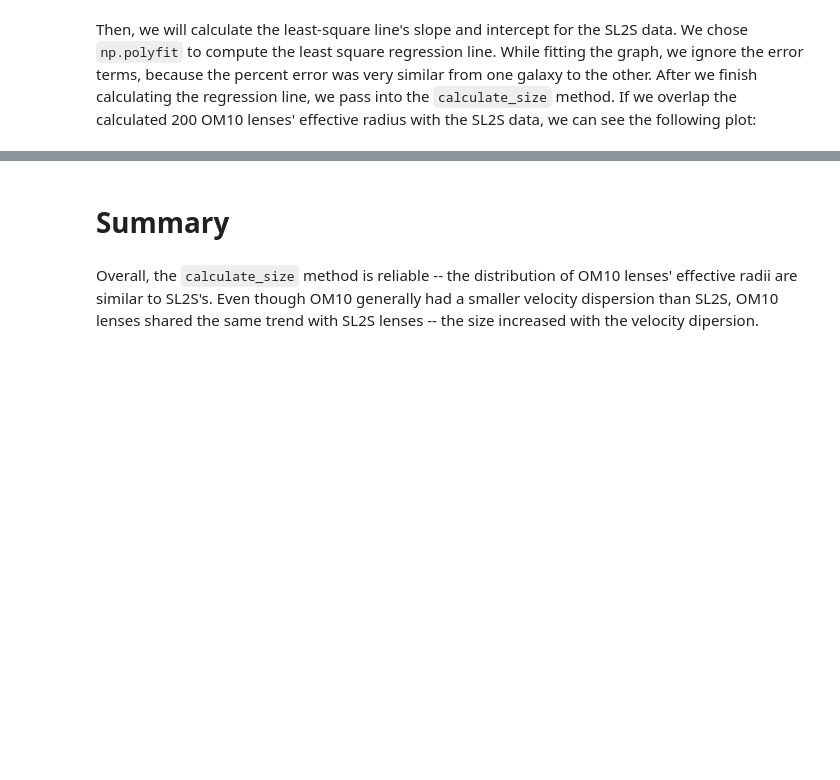
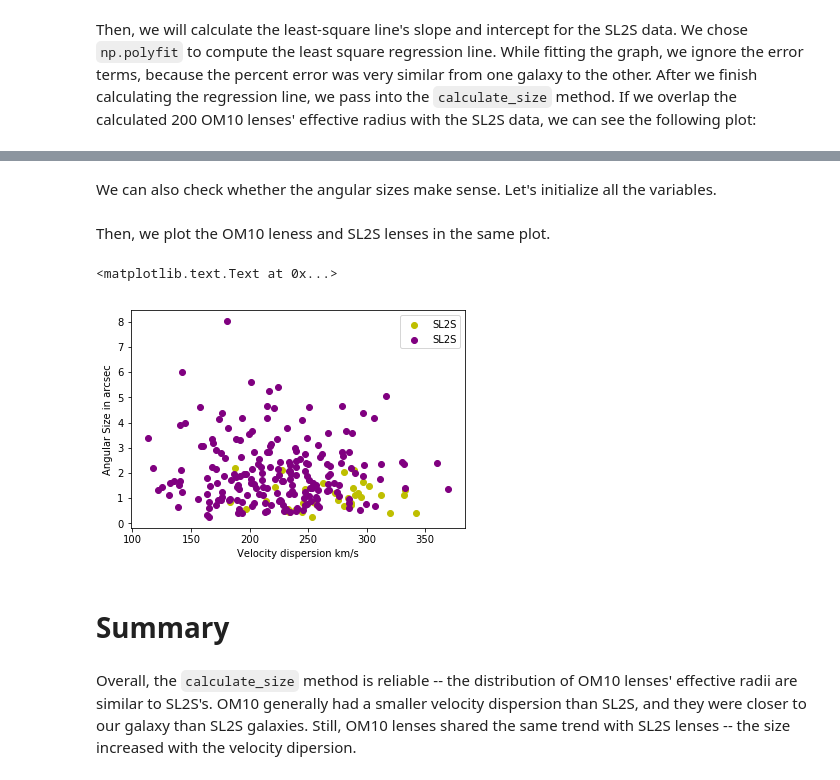
Before and after one commit to jennykim1016/OM10, a Jupyter notebook: notebooks/Color_Comparison.ipynb, the cells around one changed output, grey strips where cells are left out. Cells and saved outputs as stored; diff of their text form; code cells hidden in the pictures; blank space fills up the shorter version.

Commit message:
updated notebook to compare angular sizes

```diff
--- a/notebooks/Color_Comparison.ipynb
+++ b/notebooks/Color_Comparison.ipynb
@@ -331,4 +331,32 @@ OM10: selection yields 200 lenses
+# %% [markdown]
+We can also check whether the angular sizes make sense. Let's initialize all the variables.
+# %%
+f3=open('../data/SonnenfeldTable3.txt',"r")
+f1=open('../data/SonnenfeldTable1.txt',"r")
+next(f1) # ignore the header
+next(f3) # ignore the header
+Reff, z, veldisp, veldisp_err =[], [], [], []
+for (line1, line3) in zip(f1, f3): # both text files have same number of rows
+    # check empty string -- we are going to get rid of those values
+    if line3.split('\t')[9].split(' ')[0] != '' and line3.split('\t')[9].split(' ')[2] != '' and line3.split('\t')[7] and line1.split(' ')[1] != '':
+        veldisp.append(float(line3.split('\t')[9].split(' ')[0]))
+        veldisp_err.append(float(line3.split('\t')[9].split(' ')[2]))
+        Reff.append(float(line1.split(' ')[1]))
+        z.append(float(line3.split('\t')[7]))
+f1.close()
+f3.close()
+# %% [markdown]
+Then, we plot the OM10 leness and SL2S lenses in the same plot.
+# %%
+plt.scatter(veldisp, Reff, color='y', label='SL2S') # Reff is in arcsec
+plt.scatter(db.sample['VELDISP'], db.sample['REFF_T'], color='purple', label='SL2S')
+plt.legend()
+plt.ylabel('Angular Size in arcsec')
+plt.xlabel('Velocity dispersion km/s')
+# %% [output]
+<matplotlib.text.Text at 0x...>
+[figure, added]
 # %% [markdown]
 # Summary
 # %% [markdown]
-Overall, the `calculate_size` method is reliable -- the distribution of OM10 lenses' effective radii are similar to SL2S's. Even though OM10 generally had a smaller velocity dispersion than SL2S, OM10 lenses shared the same trend with SL2S lenses -- the size increased with the velocity dipersion.
+Overall, the `calculate_size` method is reliable -- the distribution of OM10 lenses' effective radii are similar to SL2S's. OM10 generally had a smaller velocity dispersion than SL2S, and they were closer to our galaxy than SL2S galaxies. Still, OM10 lenses shared the same trend with SL2S lenses -- the size increased with the velocity dipersion.
```
Also changed, not shown: parts of 1 cell of this notebook.
